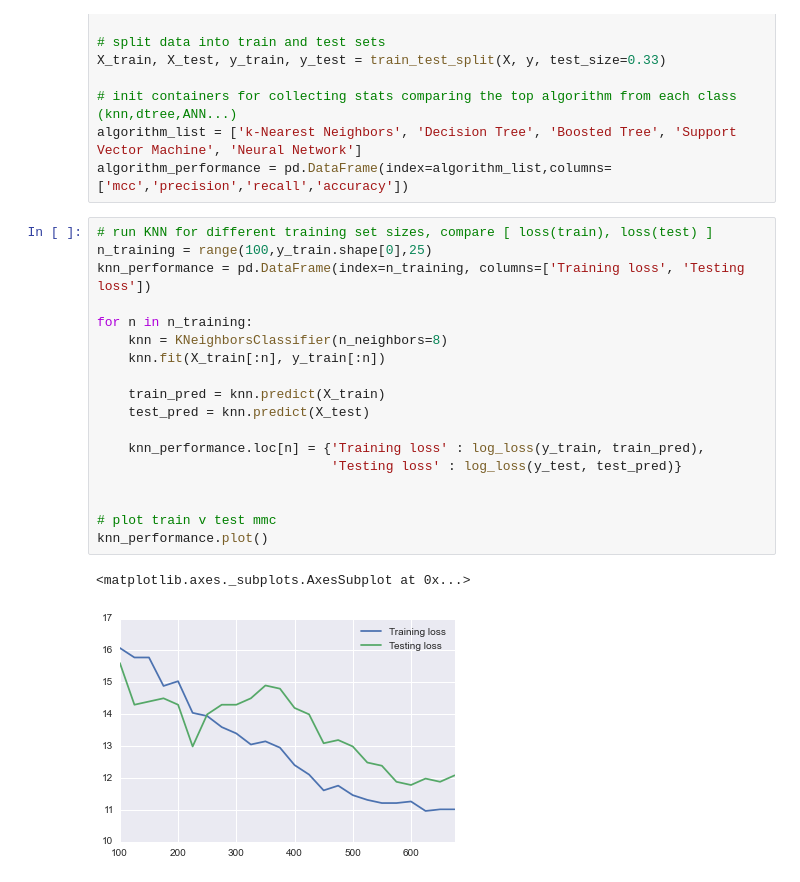
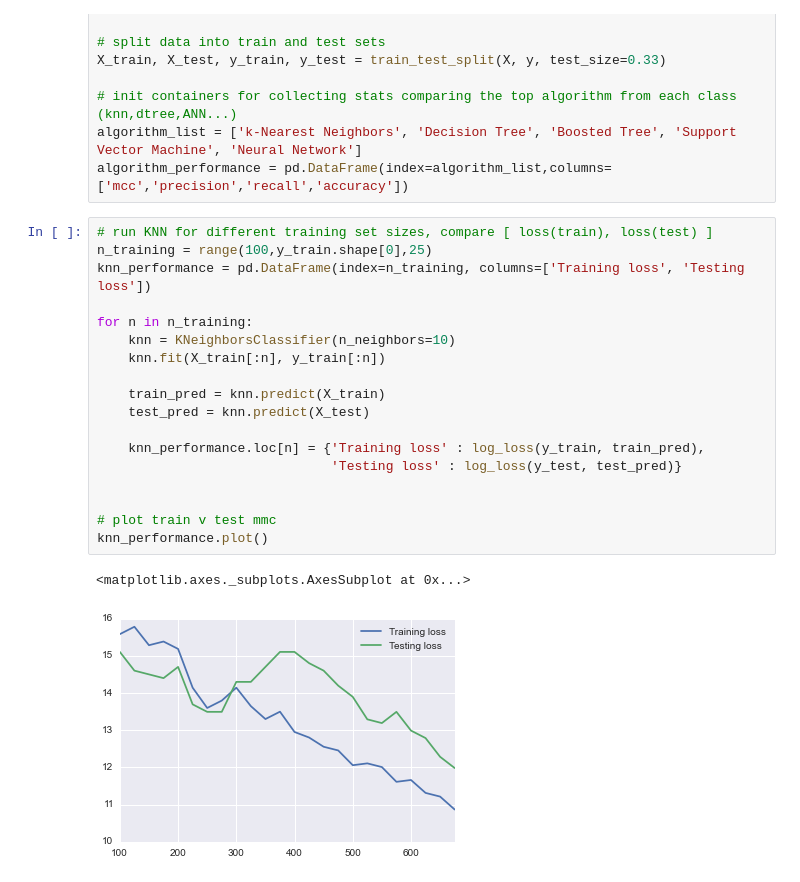
Before and after one commit to wds360/machineLearning, a Jupyter notebook: supervisedLearning/parkinsonsTelemonitoring.ipynb, the cells around one changed output. Drawn from its saved outputs; the diff is of its cells as text.

```diff
--- a/supervisedLearning/parkinsonsTelemonitoring.ipynb
+++ b/supervisedLearning/parkinsonsTelemonitoring.ipynb
@@ -87,24 +87,24 @@ algorithm_performance = pd.DataFrame(index=algorithm_list,columns=['mcc','precis
 # %%
 # run KNN for different training set sizes, compare [ loss(train), loss(test) ]
 n_training = range(100,y_train.shape[0],25)
 knn_performance = pd.DataFrame(index=n_training, columns=['Training loss', 'Testing loss'])
 
 for n in n_training:
-    knn = KNeighborsClassifier(n_neighbors=8)
+    knn = KNeighborsClassifier(n_neighbors=10)
     knn.fit(X_train[:n], y_train[:n])
 
     train_pred = knn.predict(X_train)
     test_pred = knn.predict(X_test)
 
     knn_performance.loc[n] = {'Training loss' : log_loss(y_train, train_pred),
                               'Testing loss' : log_loss(y_test, test_pred)}
 
 
 # plot train v test mmc
 knn_performance.plot()
 # %% [output]
 <matplotlib.axes._subplots.AxesSubplot at 0x...>
-[figure, old version]
+[figure, new version]
 # %%
 # run KNN for different values of k
 k_range = range(1,20)
```
Also changed, not shown: parts of 7 cells of this notebook, 2 other files.
